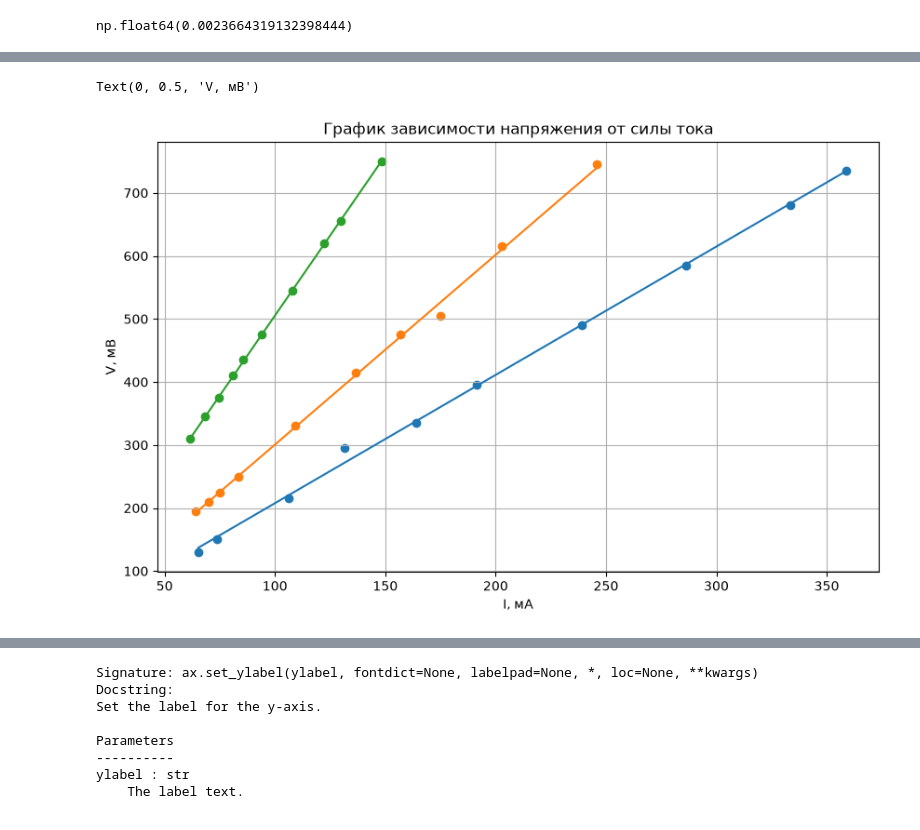
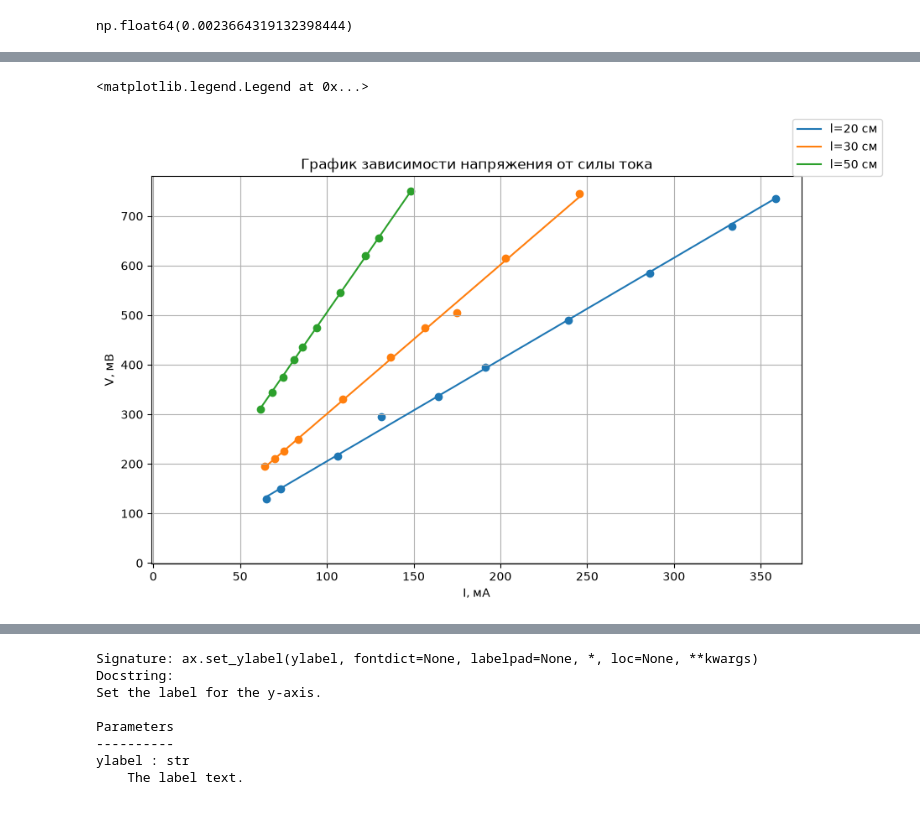
Before and after one commit to sanyaswim2020-lgtm/MIPT_phys_lab, a Jupyter notebook: Mechanics/lab_2.ipynb, the cells around one changed output, grey strips where cells are left out. Saved outputs shown, nothing was run; the diff lists cells and outputs as text; code cells hidden in the pictures.

```diff
--- a/Mechanics/lab_2.ipynb
+++ b/Mechanics/lab_2.ipynb
@@ -39,3 +41,8 @@ length_30 = pd.DataFrame({'I':np.array([245.7, 203.0, 174.9, 156.7, 136.7, 109.0
 
 length_50 = pd.DataFrame({'I':np.array([148.2, 129.9, 122.2, 107.9, 094.2, 085.7, 081.0, 074.6, 068.4, 061.7]),
 'V':5*np.array([150, 131, 124, 109, 95, 87, 82, 75, 69 ,62])})
+
+length_20_np = length_20.to_numpy()
+length_30_np = length_30.to_numpy()
+length_50_np = length_50.to_numpy()
+print(length_20_np, length_30_np, length_50_np)
@@ -61,3 +86,11 @@ Name: V, dtype: int64
 8    345
 9    310
 Name: V, dtype: int64
+# %%
+U_20 = length_20_np[:, 0][:, np.newaxis]
+I_20 = length_20_np[:, 1]
+U_30 = length_30_np[:, 0][:, np.newaxis]
+I_30 = length_30_np[:, 1]
+U_50 = length_50_np[:, 0][:, np.newaxis]
+I_50 = length_50_np[:, 1]
+U_20
@@ -64,22 +108,29 @@ Name: V, dtype: int64
 # %%
 k_20, b_20 = np.polyfit(length_20['I'], length_20['V'], deg=1)
 k_30, b_30 = np.polyfit(length_30['I'], length_30['V'], deg=1)
 k_50, b_50 = np.polyfit(length_50['I'], length_50['V'], deg=1)
+
+x_20, residuals_20, rank, s = np.linalg.lstsq(U_20, I_20)
+x_30, residuals_30, rank, s = np.linalg.lstsq(U_30, I_30)
+x_50, residuals_50, rank, s = np.linalg.lstsq(U_50, I_50)
 
 import matplotlib.pyplot as plt
 
 fig, ax = plt.subplots(figsize=(10,6))
 plt.grid(True)
 ax.scatter(length_20['I'], length_20['V'])
-ax.plot(length_20['I'], length_20['I']*k_20 + b_20)
+ax.plot(length_20['I'], length_20['I']*x_20, label='l=20 см')
 ax.scatter(length_30['I'], length_30['V'])
-ax.plot(length_30['I'], length_30['I']*k_30 + b_30)
+ax.plot(length_30['I'], length_30['I']*x_30, label='l=30 см')
 ax.scatter(length_50['I'], length_50['V'])
-ax.plot(length_50['I'], length_50['I']*k_50 + b_50)
+ax.plot(length_50['I'], length_50['I']*x_50, label='l=50 см')
 
 ax.set_title('График зависимости напряжения от силы тока')
 ax.set_xlabel('I, мА')
 ax.set_ylabel('V, мВ')
+ax.set_xlim(-1)
+ax.set_ylim(-1)
+fig.legend()
 # %% [output]
-Text(0, 0.5, 'V, мВ')
+<matplotlib.legend.Legend at 0x...>
-[figure, old version]
+[figure, new version]
```
Also changed, not shown: parts of 10 cells of this notebook, 18 other files.
